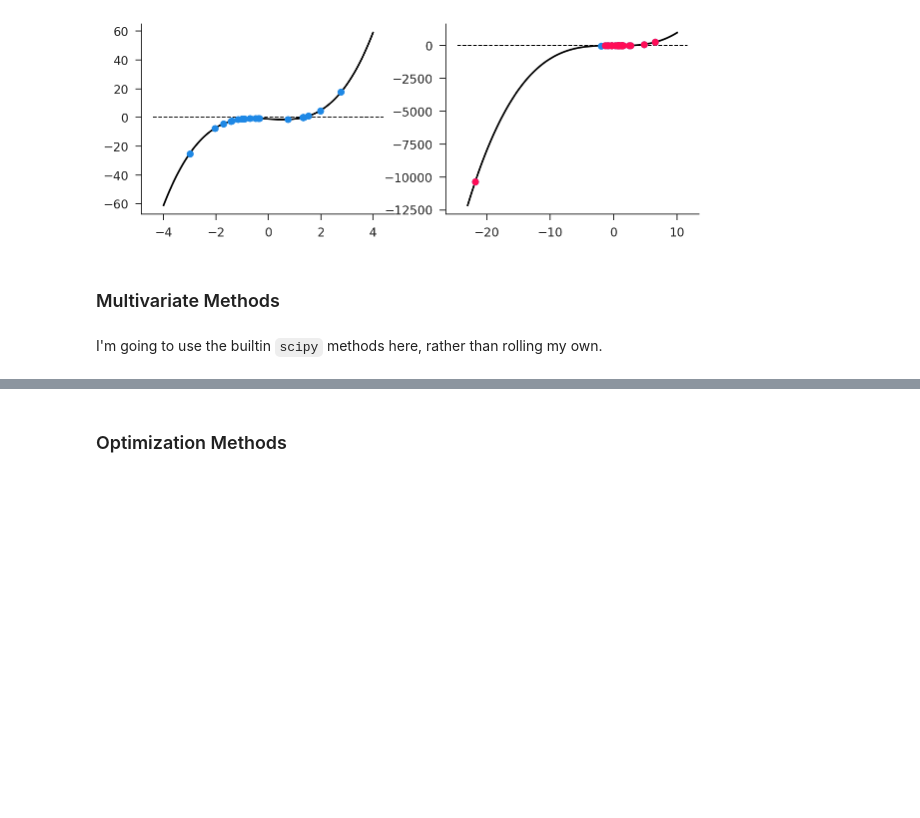
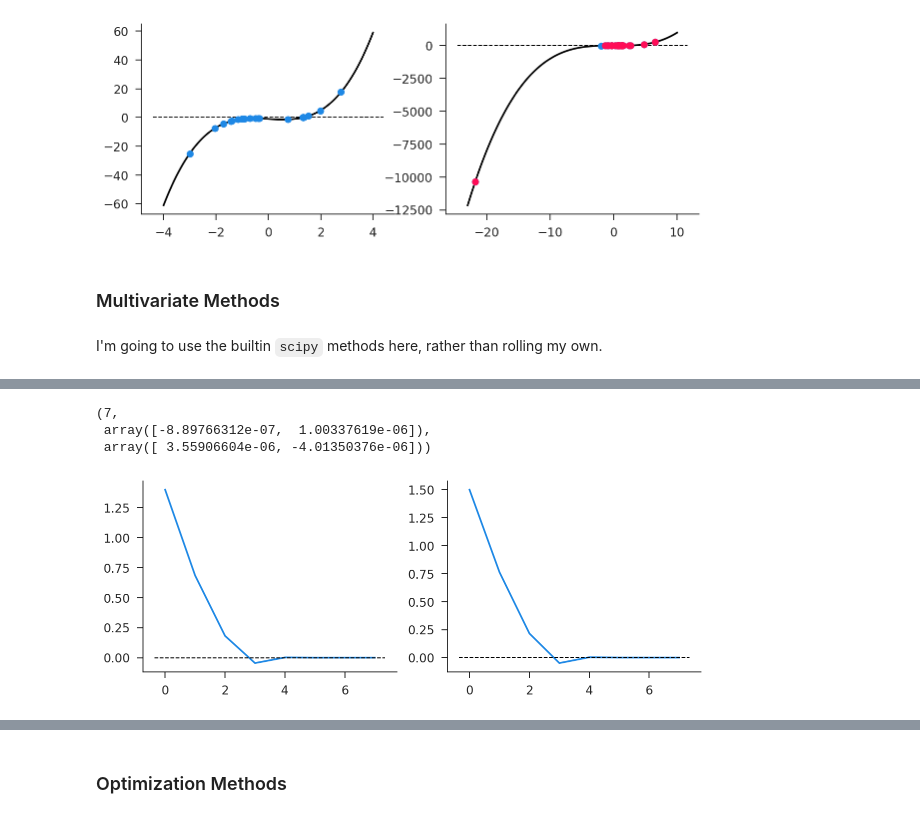
Before and after one commit to iamlemec/grad_code, a Jupyter notebook: lecture_1.ipynb, the cells around one changed output, grey strips where cells are left out. Saved outputs shown, nothing was run; the diff lists cells and outputs as text; code cells hidden in the pictures; blank space fills up the shorter version.

```diff
--- a/lecture_1.ipynb
+++ b/lecture_1.ipynb
@@ -114,0 +98,7 @@ I'm going to use the builtin `scipy` methods here, rather than rolling my own.
+# %%
+sol.solve_multivar(quadratic, np.array([1.4, 1.5]), 'broyden1')
+# %% [output]
+(7,
+ array([-8.89766312e-07,  1.00337619e-06]),
+ array([ 3.55906604e-06, -4.01350376e-06]))
+[figure, added]
```
Also changed, not shown: parts of 15 cells of this notebook, 3 other files.
